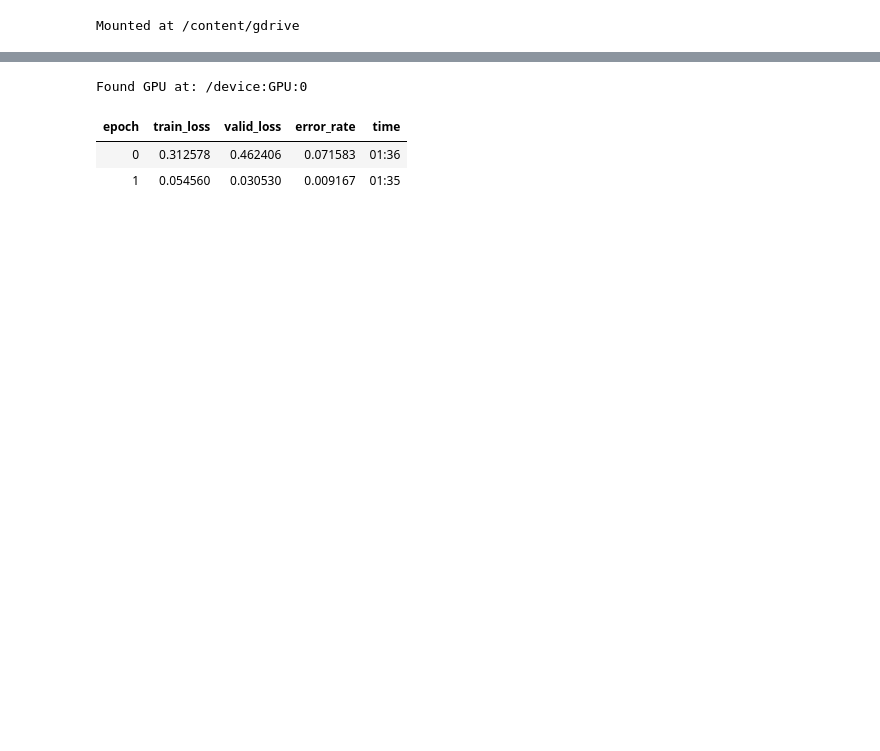
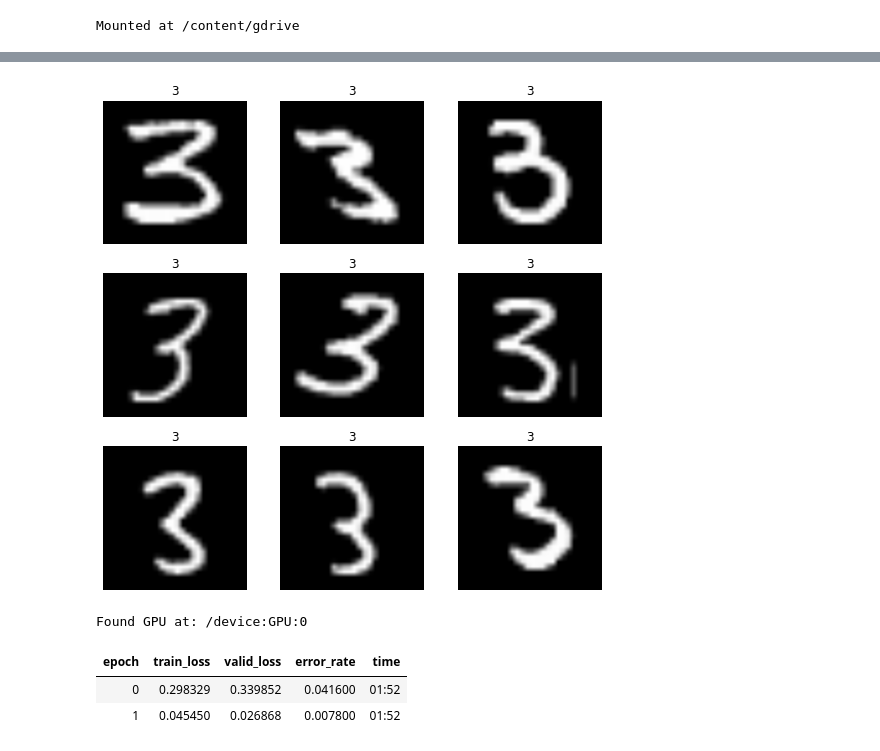
Before and after one commit to rama96/digits_classifier, a Jupyter notebook: digits_classifier.ipynb, the cells around one changed output, grey strips where cells are left out. Cells and saved outputs as stored; diff of their text form; code cells hidden in the pictures; blank space fills up the shorter version.

```diff
--- a/digits_classifier.ipynb
+++ b/digits_classifier.ipynb
@@ -56,3 +74,7 @@ Downloading: "https://download.pytorch.org/models/resnet18-f37072fd.pth" to /roo
+# %%
+dls.valid.show_batch()
+# %% [output]
+[figure, added]
 # %%
 %tensorflow_version 2.x
 import tensorflow as tf
@@ -63,11 +85,12 @@ print('Found GPU at: {}'.format(device_name))
 # %% [output]
 Found GPU at: /device:GPU:0
 # %%
+learn = cnn_learner(dls, resnet18, metrics=error_rate)
 learn.fit_one_cycle(2,0.05)
 # %% [output]
 | epoch | train_loss | valid_loss | error_rate | time |
-| 0 | 0.312578 | 0.462406 | 0.071583 | 01:36 |
-| 1 | 0.054560 | 0.030530 | 0.009167 | 01:35 |
+| 0 | 0.298329 | 0.339852 | 0.041600 | 01:52 |
+| 1 | 0.045450 | 0.026868 | 0.007800 | 01:52 |
 # %%
 learn.show_results()
 # %% [output]
```
Also changed, not shown: parts of 61 cells of this notebook.
